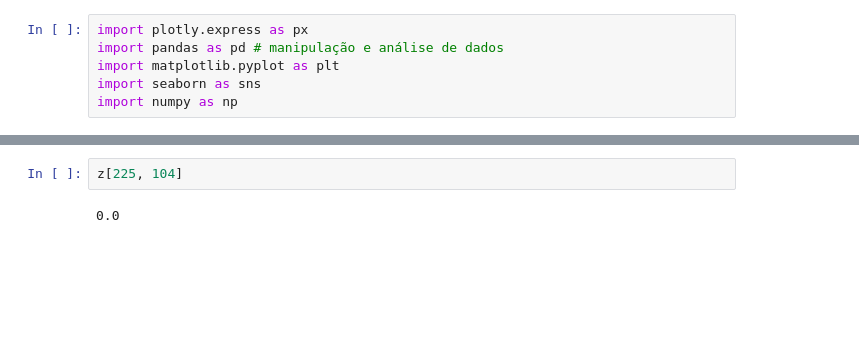
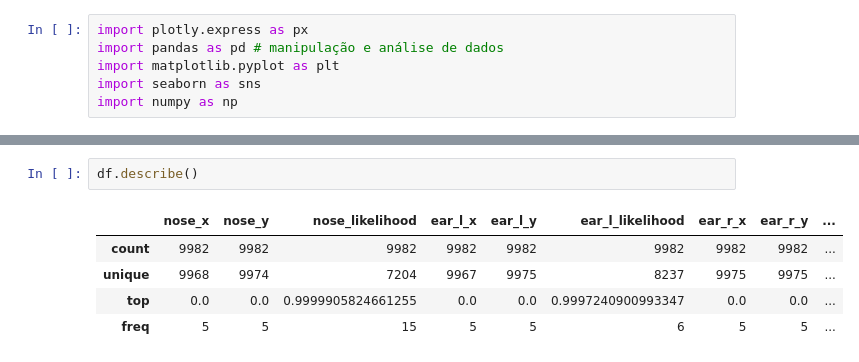
Before and after one commit to Gus-1003/ISD-invention, a Jupyter notebook: Plots/2D_Heatmap.ipynb, the cells around one changed output, grey strips where cells are left out. Drawn from its saved outputs; the diff is of its cells as text; blank space fills up the shorter version.

```diff
--- a/Plots/2D_Heatmap.ipynb
+++ b/Plots/2D_Heatmap.ipynb
@@ -118,4 +74,8 @@ KeyboardInterrupt: ignored
-# %%
-z[225, 104]
-# %% [output]
-0.0
+# %%
+df.describe()
+# %% [output]
+|  | nose_x | nose_y | nose_likelihood | ear_l_x | ear_l_y | ear_l_likelihood | ear_r_x | ear_r_y | ... |
+| count | 9982 | 9982 | 9982 | 9982 | 9982 | 9982 | 9982 | 9982 | ... |
+| unique | 9968 | 9974 | 7204 | 9967 | 9975 | 8237 | 9975 | 9975 | ... |
+| top | 0.0 | 0.0 | 0.9999905824661255 | 0.0 | 0.0 | 0.9997240900993347 | 0.0 | 0.0 | ... |
+| freq | 5 | 5 | 15 | 5 | 5 | 6 | 5 | 5 | ... |
```
Also changed, not shown: parts of 12 cells of this notebook.
